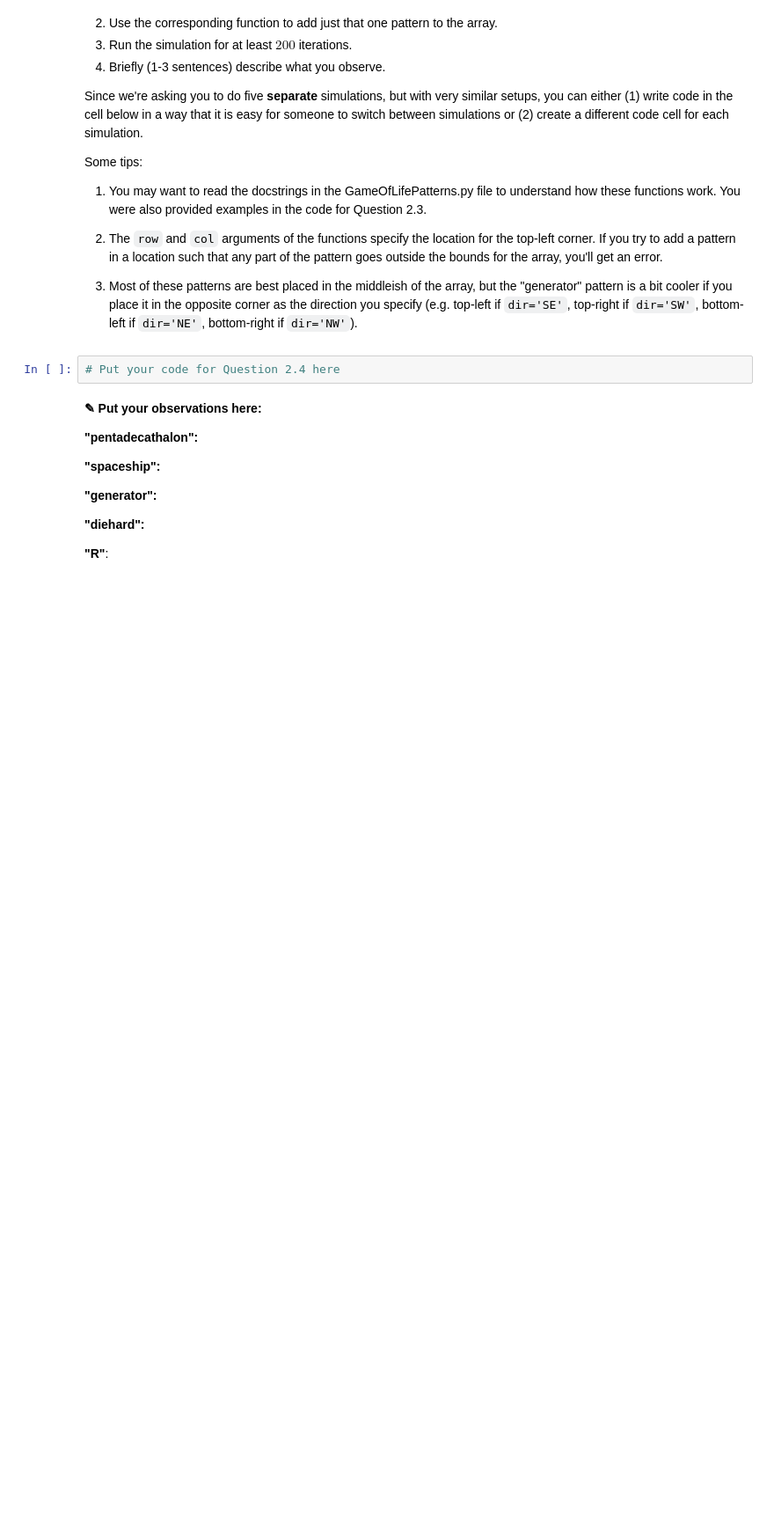
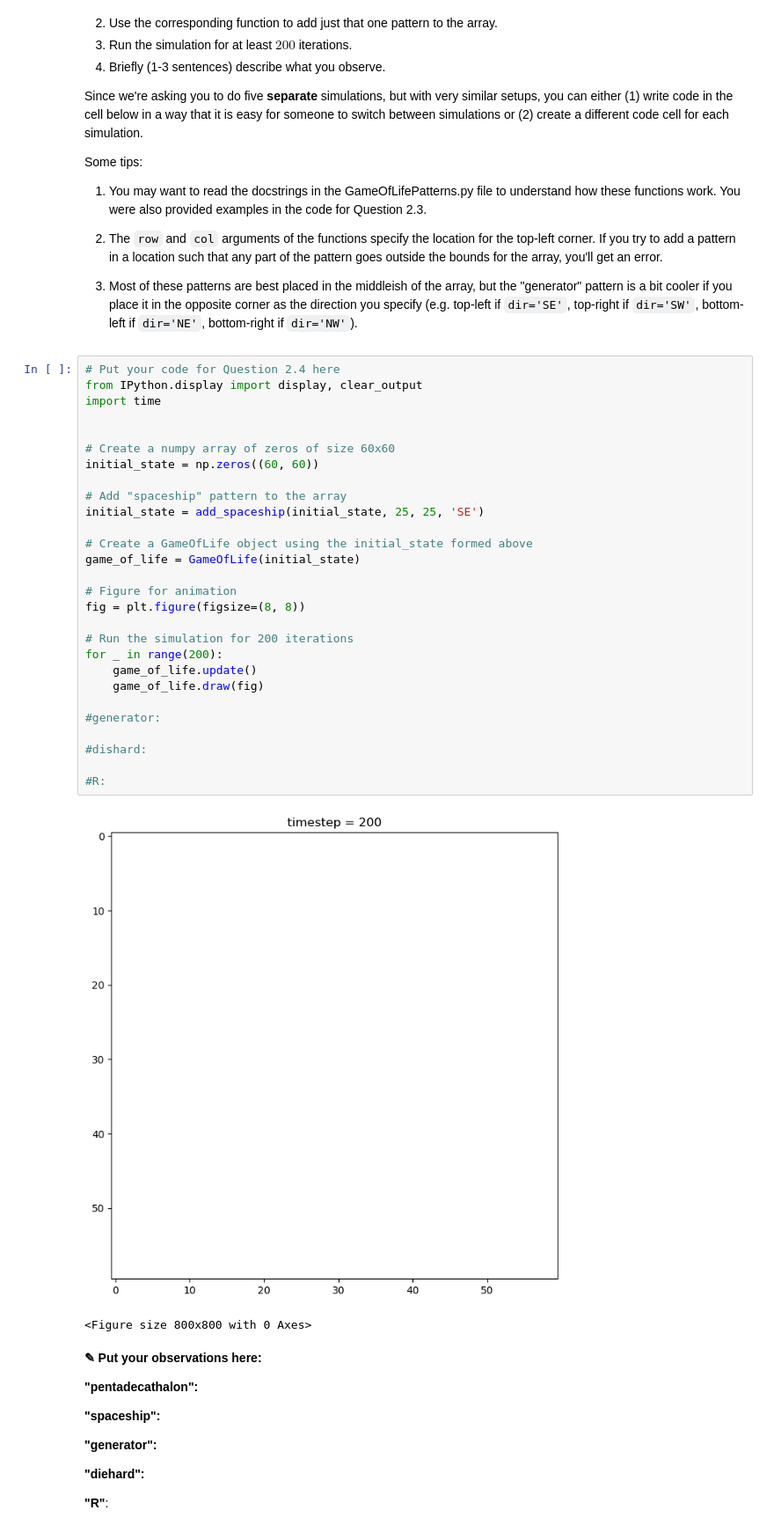
Before and after one commit to BadriAiman/cmse202-s24-turnin, a Jupyter notebook: hw-02/HW-02_ABMandGraphTheory-STUDENT.ipynb, the cells around one changed output. Shown at 88% size. Cells and saved outputs as stored; diff of their text form; blank space fills up the shorter version.

```diff
--- a/hw-02/HW-02_ABMandGraphTheory-STUDENT.ipynb
+++ b/hw-02/HW-02_ABMandGraphTheory-STUDENT.ipynb
@@ -259,8 +271,37 @@ Some tips:
 2. The `row` and `col` arguments of the functions specify the location for the top-left corner. If you try to add a pattern in a location such that any part of the pattern goes outside the bounds for the array, you'll get an error.
 
 3. Most of these patterns are best placed in the middleish of the array, but the "generator" pattern is a bit cooler if you place it in the opposite corner as the direction you specify (e.g. top-left if `dir='SE'`, top-right if `dir='SW'`, bottom-left if `dir='NE'`, bottom-right if `dir='NW'`).
-# %%
-# Put your code for Question 2.4 here
+# %%
+# Put your code for Question 2.4 here
+from IPython.display import display, clear_output
+import time
+
+
+# Create a numpy array of zeros of size 60x60
+initial_state = np.zeros((60, 60))
+
+# Add "spaceship" pattern to the array
+initial_state = add_spaceship(initial_state, 25, 25, 'SE')
+
+# Create a GameOfLife object using the initial_state formed above
+game_of_life = GameOfLife(initial_state)
+
+# Figure for animation
+fig = plt.figure(figsize=(8, 8))
+
+# Run the simulation for 200 iterations
+for _ in range(200):
+    game_of_life.update()
+    game_of_life.draw(fig)
+
+#generator:
+
+#dishard:
+
+#R:
+# %% [output]
+[figure, added]
+<Figure size 800x800 with 0 Axes>
 # %% [markdown]
 **<font size=+3>&#9998;</font> Put your observations here:**
 
```
Also changed, not shown: parts of 25 cells of this notebook, 2 other files.
